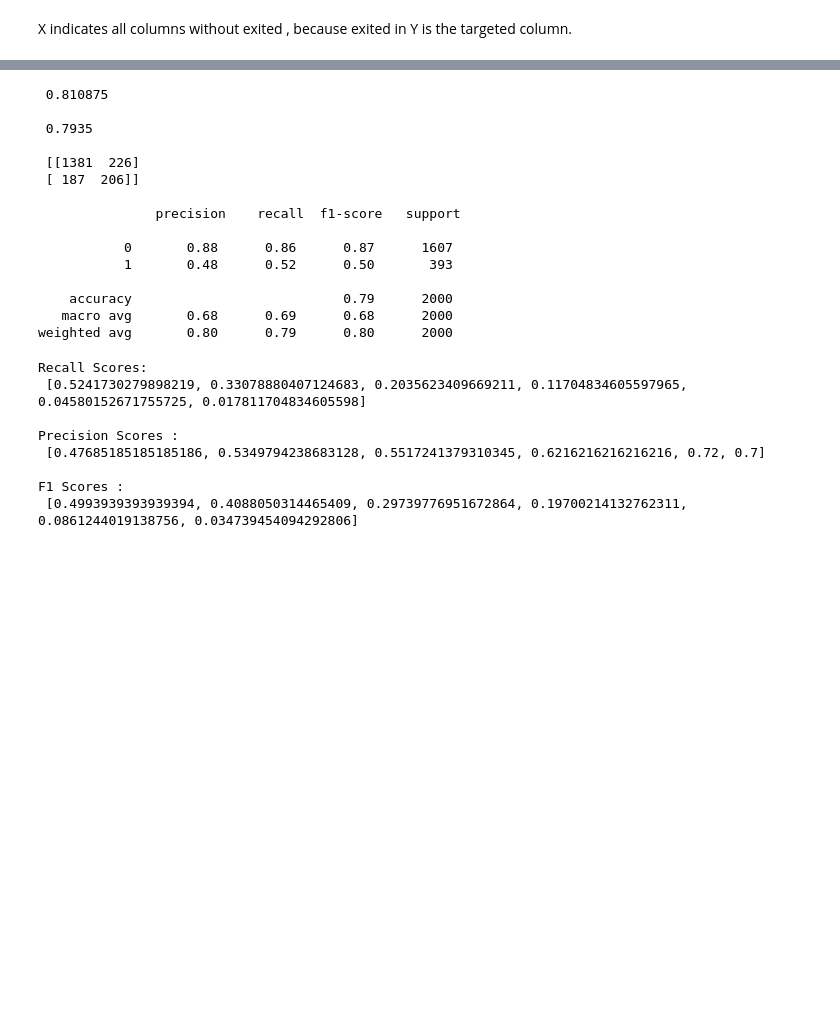
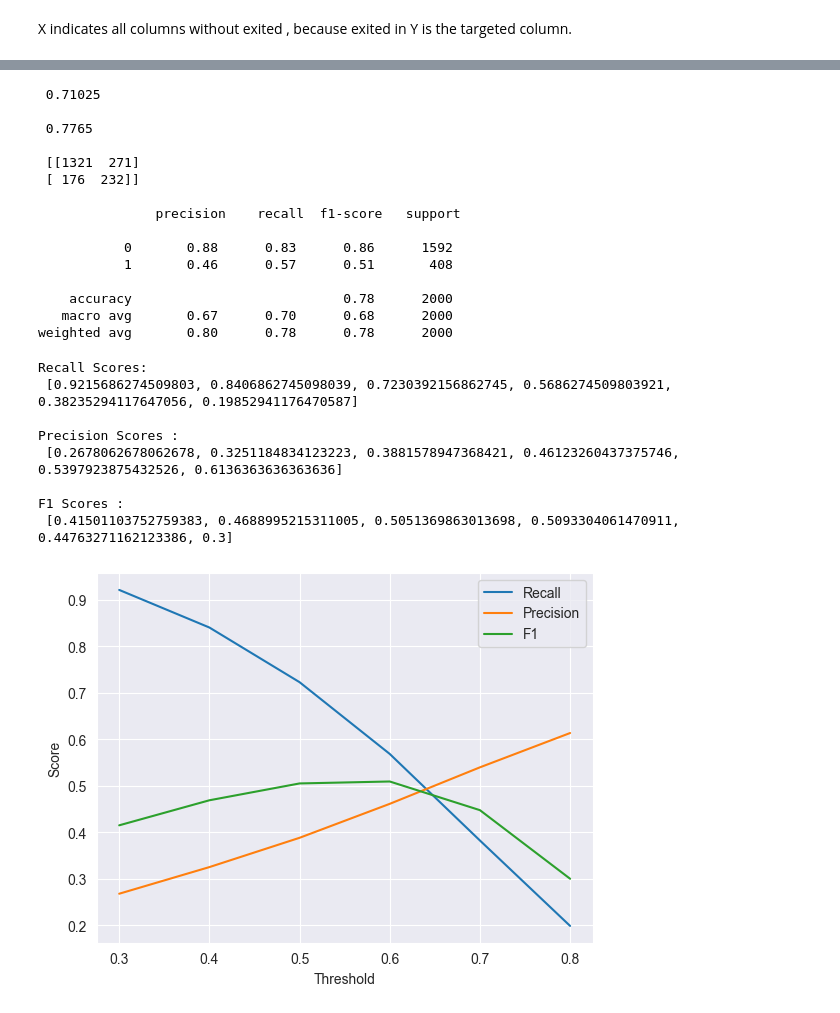
Before and after one commit to Wasima230Sultana/Customer-Churn-Analysis, a Jupyter notebook: Customer-churn.ipynb, the cells around one changed output, grey strips where cells are left out. Drawn from its saved outputs; the diff is of its cells as text; code cells hidden in the pictures; blank space fills up the shorter version.

```diff
--- a/Customer-churn.ipynb
+++ b/Customer-churn.ipynb
@@ -278,13 +278,18 @@ y = df['Exited']
 X_train,X_test,y_train,y_test = train_test_split(X,
                                                  y,
                                                  test_size=0.2,
-                                                 random_state=42)
+                                                 random_state=42,
+                                                 stratify=y)
+#Churn is imbalanced (~20%).
+# Stratify keeps same churn ratio in train & test.
 # %%
-
 
 log_pipeline = Pipeline([
     ('processor',StandardScaler()),
-    ('model',LogisticRegression(max_iter=1000))
+    ('model',LogisticRegression(
+        max_iter=1000,
+        class_weight='balanced'
+        ))
 ])
 
 log_pipeline.fit(X_train,y_train)
@@ -330,5 +335,5 @@ weighted avg       0.78      0.81      0.77      2000
 # %%
-y_pred_03 = (log_probs >= 0.3).astype(int)
+y_pred_03 = (log_probs >= 0.6).astype(int)
 test_accuracy = accuracy_score(y_test,y_pred_03)
 
 log_cm = confusion_matrix(y_test,y_pred_03)
@@ -340,42 +345,54 @@ print("\n",test_accuracy)
 print("\n",log_cm)
 print("\n",log_cr)
 # %% [output]
- 0.810875
+ 0.71025
 
- 0.7935
+ 0.7765
 
- [[1381  226]
- [ 187  206]]
+ [[1321  271]
+ [ 176  232]]
 
                precision    recall  f1-score   support
 
-           0       0.88      0.86      0.87      1607
-           1       0.48      0.52      0.50       393
+           0       0.88      0.83      0.86      1592
+           1       0.46      0.57      0.51       408
 
-    accuracy                           0.79      2000
-   macro avg       0.68      0.69      0.68      2000
-weighted avg       0.80      0.79      0.80      2000
+    accuracy                           0.78      2000
+   macro avg       0.67      0.70      0.68      2000
+weighted avg       0.80      0.78      0.78      2000
 # %%
 
 thresholds = (0.3,0.4,0.5,0.6,0.7,0.8)
 recall = []
 precision = []
 f1 = []
+
 for threshold in thresholds:
     y_pred_t = (log_probs >= threshold).astype(int)
     recall.append(recall_score(y_test,y_pred_t))
     precision.append(precision_score(y_test,y_pred_t))
     f1.append(f1_score(y_test,y_pred_t))
 
+
 print("Recall Scores: \n",recall)
 print("\nPrecision Scores : \n",precision)
 print("\nF1 Scores : \n",f1)
 # %% [output]
 Recall Scores:
- [0.5241730279898219, 0.33078880407124683, 0.2035623409669211, 0.11704834605597965, 0.04580152671755725, 0.017811704834605598]
+ [0.9215686274509803, 0.8406862745098039, 0.7230392156862745, 0.5686274509803921, 0.38235294117647056, 0.19852941176470587]
 
 Precision Scores :
- [0.47685185185185186, 0.5349794238683128, 0.5517241379310345, 0.6216216216216216, 0.72, 0.7]
+ [0.2678062678062678, 0.3251184834123223, 0.3881578947368421, 0.46123260437375746, 0.5397923875432526, 0.6136363636363636]
 
 F1 Scores :
- [0.4993939393939394, 0.4088050314465409, 0.29739776951672864, 0.19700214132762311, 0.0861244019138756, 0.034739454094292806]
+ [0.41501103752759383, 0.4688995215311005, 0.5051369863013698, 0.5093304061470911, 0.44763271162123386, 0.3]
+# %%
+plt.plot(thresholds, recall, label='Recall')
+plt.plot(thresholds, precision, label='Precision')
+plt.plot(thresholds, f1, label='F1')
+plt.legend()
+plt.xlabel("Threshold")
+plt.ylabel("Score")
+plt.show()
+# %% [output]
+[figure, added]
```
Also changed, not shown: parts of 1 cell of this notebook.
